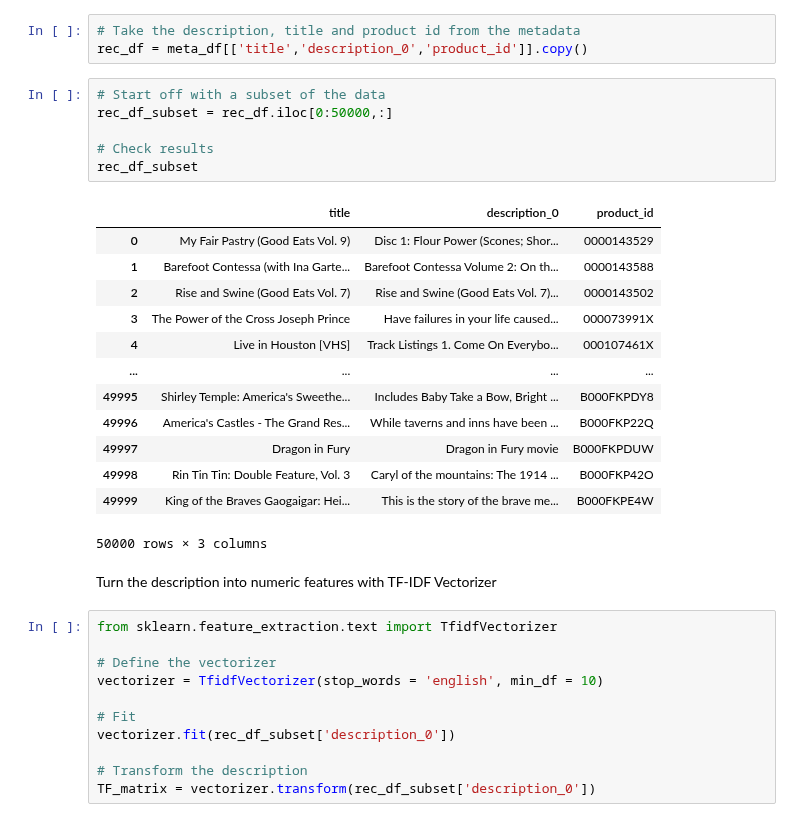
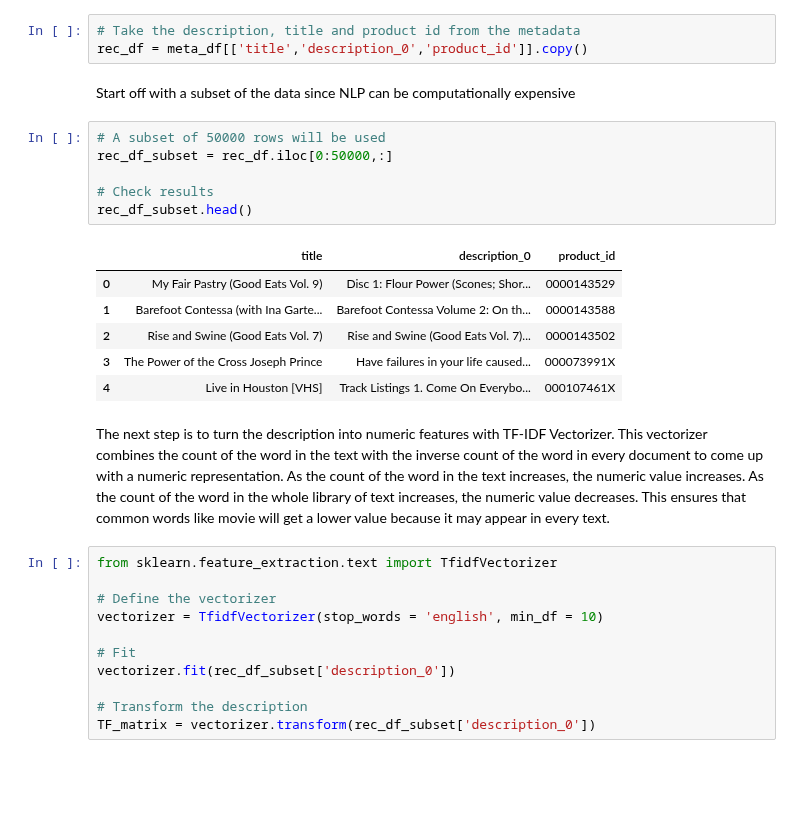
Before and after one commit to JTruong3/Amazon-Product-Recommender, a Jupyter notebook: 4_Recommendation_System.ipynb, the cells around one changed output. Saved outputs shown, nothing was run; the diff lists cells and outputs as text; blank space fills up the shorter version.

```diff
--- a/4_Recommendation_System.ipynb
+++ b/4_Recommendation_System.ipynb
@@ -65,28 +59,23 @@ The first step is to use the descriptions of the different Amazon items, in this
 # %%
 # Take the description, title and product id from the metadata
 rec_df = meta_df[['title','description_0','product_id']].copy()
+# %% [markdown]
+Start off with a subset of the data since NLP can be computationally expensive
 # %%
-# Start off with a subset of the data
+# A subset of 50000 rows will be used
 rec_df_subset = rec_df.iloc[0:50000,:]
 
 # Check results
-rec_df_subset
+rec_df_subset.head()
 # %% [output]
 |  | title | description_0 | product_id |
 | 0 | My Fair Pastry (Good Eats Vol. 9) | Disc 1: Flour Power (Scones; Shor... | 0000143529 |
 | 1 | Barefoot Contessa (with Ina Garte... | Barefoot Contessa Volume 2: On th... | 0000143588 |
 | 2 | Rise and Swine (Good Eats Vol. 7) | Rise and Swine (Good Eats Vol. 7)... | 0000143502 |
 | 3 | The Power of the Cross Joseph Prince | Have failures in your life caused... | 000073991X |
 | 4 | Live in Houston [VHS] | Track Listings 1. Come On Everybo... | 000107461X |
-| ... | ... | ... | ... |
-| 49995 | Shirley Temple: America's Sweethe... | Includes Baby Take a Bow, Bright ... | B000FKPDY8 |
-| 49996 | America's Castles - The Grand Res... | While taverns and inns have been ... | B000FKP22Q |
-| 49997 | Dragon in Fury | Dragon in Fury movie | B000FKPDUW |
-| 49998 | Rin Tin Tin: Double Feature, Vol. 3 | Caryl of the mountains: The 1914 ... | B000FKP42O |
-| 49999 | King of the Braves Gaogaigar: Hei... | This is the story of the brave me... | B000FKPE4W |
-50000 rows × 3 columns
 # %% [markdown]
-Turn the description into numeric features with TF-IDF Vectorizer
+The next step is to turn the description into numeric features with TF-IDF Vectorizer. This vectorizer combines the count of the word in the text with the inverse count of the word in every document to come up with a numeric representation. As the count of the word in the text increases, the numeric value increases. As the count of the word in the whole library of text increases, the numeric value decreases. This ensures that common words like movie will get a lower value because it may appear in every text.
 # %%
 from sklearn.feature_extraction.text import TfidfVectorizer
 
```
Also changed, not shown: parts of 42 cells of this notebook.
